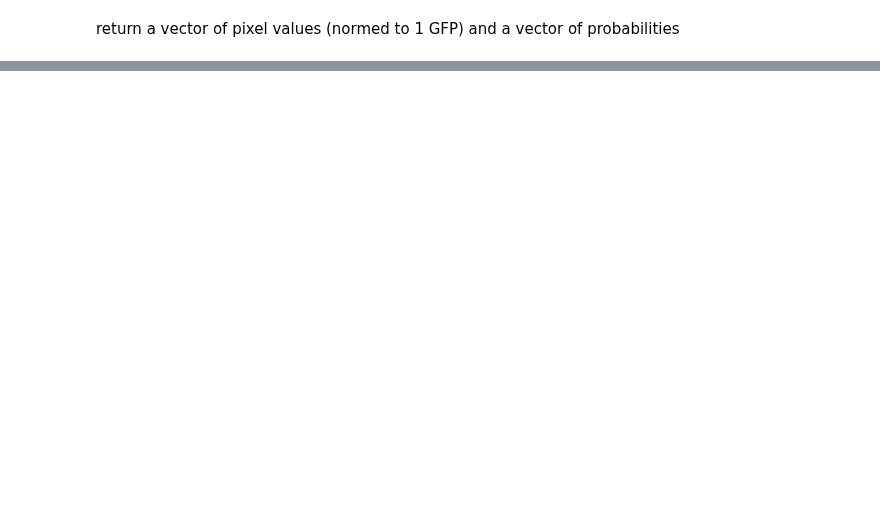
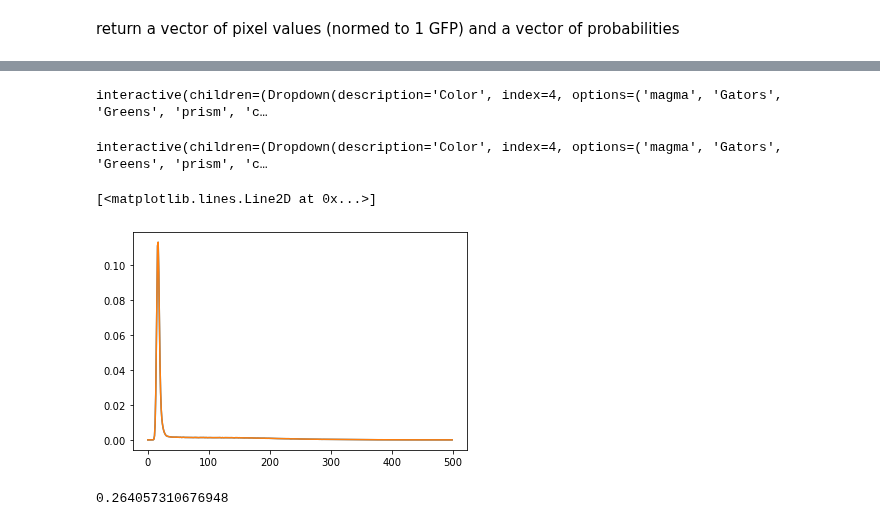
Before and after one commit to michaelrstadler/rpb1, a Jupyter notebook: bin/notebooks/20220414-workbook.ipynb, the cells around one changed output, grey strips where cells are left out. Drawn from its saved outputs; the diff is of its cells as text; code cells hidden in the pictures; blank space fills up the shorter version.

```diff
--- a/bin/notebooks/20220414-workbook.ipynb
+++ b/bin/notebooks/20220414-workbook.ipynb
@@ -148,4 +153,5 @@ plt.plot(y)
 [<matplotlib.lines.Line2D at 0x...>]
 [figure]
 # %%
+y = np.exp(ydata)
 y = y / np.sum(y)
@@ -176,0 +173,18 @@ array([[[8, 5, 7, ..., 4, 9, 5],
+# %%
+fm.viewer(sim.im,2)
+# %% [output]
+interactive(children=(Dropdown(description='Color', index=4, options=('magma', 'Gators', 'Greens', 'prism', 'c…
+# %%
+fm.viewer(stack, 10)
+# %% [output]
+interactive(children=(Dropdown(description='Color', index=4, options=('magma', 'Gators', 'Greens', 'prism', 'c…
+# %%
+plt.plot(y)
+plt.plot(np.exp(ydata))
+# %% [output]
+[<matplotlib.lines.Line2D at 0x...>]
+[figure, added]
+# %%
+np.sum(y[50:])
+# %% [output]
+0.264057310676948
```
Also changed, not shown: parts of 22 cells of this notebook, 3 other files.
